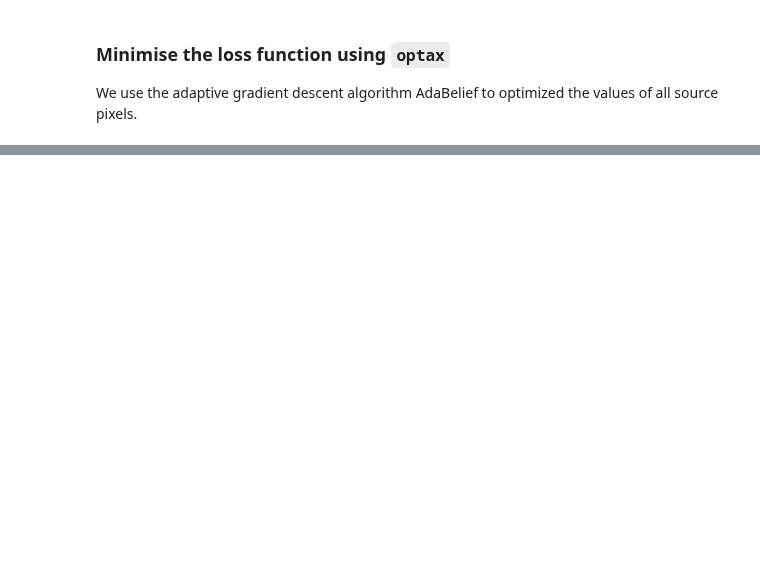
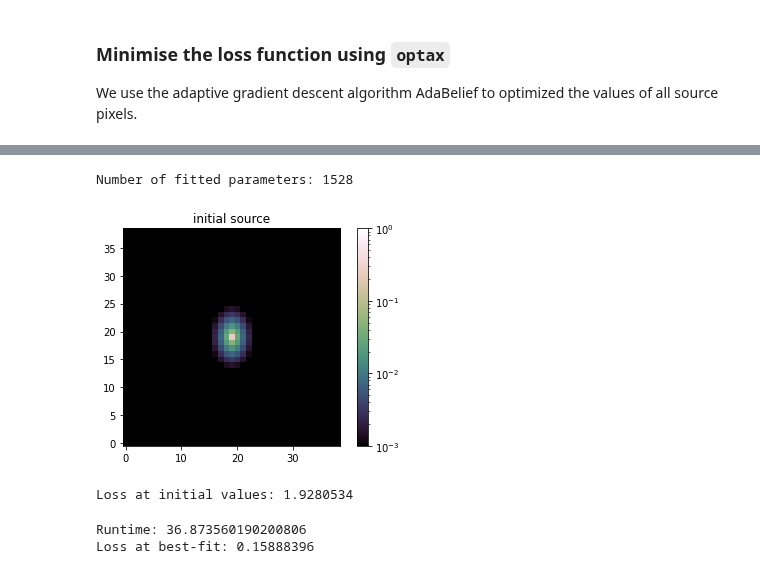
Before and after one commit to Herculens/herculens, a Jupyter notebook: notebooks/herculens__Complex_source_with_wavelets.ipynb, the cells around one changed output, grey strips where cells are left out. Cells and saved outputs as stored; diff of their text form; code cells hidden in the pictures; blank space fills up the shorter version.

```diff
--- a/notebooks/herculens__Complex_source_with_wavelets.ipynb
+++ b/notebooks/herculens__Complex_source_with_wavelets.ipynb
@@ -301,0 +332,77 @@ plt.show()
+# %%
+# inform the plotter about the true source (on the pixelated grid)
+x_grid_src, y_grid_src = lens_image_hybrid.Grid.model_pixel_coordinates('source')
+source_input_fitgrid = lens_image_simu.SourceModel.surface_brightness(x_grid_src, y_grid_src, kwargs_source_input)
+source_input_fitgrid *= lens_image.Grid.pixel_area
+plotter.set_ref_source(source_input_fitgrid)
+# %%
+kwargs_init = {
+    'kwargs_lens': [{}, {}],
+    'kwargs_lens_light': [{}],
+    'kwargs_source': [
+        {'amp': 3., 'R_sersic': 0.1, 'n_sersic': 1.5, 'e1': -0.2, 'e2': 0.001,
+         'center_x': cx0_src_fit, 'center_y': cy0_src_fit},
+        #{'pixels': deepcopy(kwargs_final['kwargs_source'][-1]['pixels'])}
+        {'pixels': 1e-8}
+    ],
+}
+kwargs_fixed = {
+    'kwargs_lens': kwargs_lens_input,
+    'kwargs_lens_light': kwargs_lens_light_input,
+    'kwargs_source': [{}, {}],
+}
+parameters_hybrid = Parameters(lens_image_hybrid, kwargs_init, kwargs_fixed)
+print("Number of fitted parameters:", parameters_hybrid.num_parameters)
+#print("Parameter names:", parameters.names)
+# %% [output]
+Number of fitted parameters: 1528
+# %%
+# visualize hybrid source
+kwargs_src_hyb_init = parameters_hybrid.initial_values(as_kwargs=True)['kwargs_source']
+source_hybrid_init = lens_image_hybrid.SourceModel.surface_brightness(x_grid_src, y_grid_src,
+                                                                      kwargs_src_hyb_init,
+                                                                      k=None)  # k=0 for Sérsic, k=1 for pixels
+source_hybrid_init *= lens_image_hybrid.Grid.pixel_area
+
+plt.title("initial source")
+plt.imshow(source_hybrid_init, origin='lower', cmap=plotter.cmap_flux, norm=plotter.norm_flux)
+plt.colorbar()
+plt.show()
+# %% [output]
+[figure, added]
+# %%
+loss_hybrid = Loss(data, lens_image_hybrid, parameters_hybrid,
+            likelihood_type='l2_norm',
+            regularization_terms=[
+                'l1_starlet_source',
+                'l1_battle_source',
+                'positivity_source'
+            ],
+            regularization_strengths=[
+                (0, 3),
+                3,
+                3
+            ])
+
+print("Loss at initial values:", loss_hybrid(parameters_hybrid.initial_values()))
+# %% [output]
+Loss at initial values: 1.9280534
+# %%
+optimizer_hybrid = Optimizer(loss_hybrid, parameters_hybrid)
+
+# optimizer settings
+max_iterations = 800
+init_learning_rate = 1e-4
+
+best_fit, logL, extra_fields, runtime \
+    = optimizer_hybrid.optax(max_iterations=max_iterations,
+                      init_learning_rate=init_learning_rate,
+                      restart_from_init=True)
+print(f"Runtime: {runtime}")
+print("Loss at best-fit:", loss_hybrid(best_fit))
+
+# save results as kwargs
+kwargs_final_hybrid = parameters_hybrid.best_fit_values(as_kwargs=True)
+# %% [output]
+Runtime: 36.873560190200806
+Loss at best-fit: 0.15888396
```
Also changed, not shown: parts of 14 cells of this notebook.
